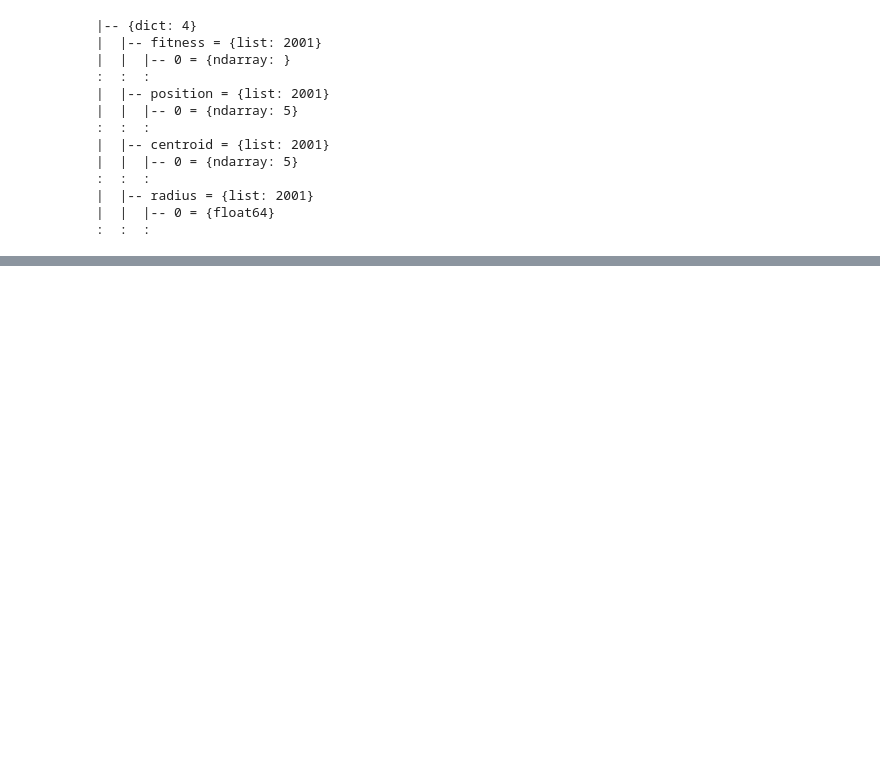
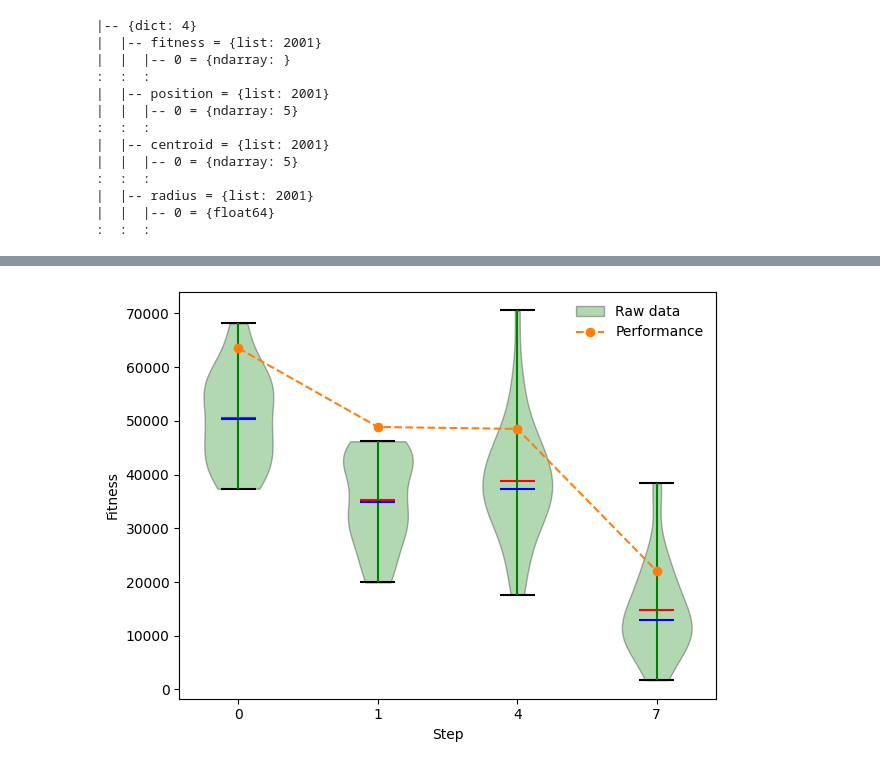
Before and after one commit to jcrvz/customhys, a Jupyter notebook: examples/tutorial_in_spanish.ipynb, the cells around one changed output, grey strips where cells are left out. Cells and saved outputs as stored; diff of their text form; code cells hidden in the pictures; blank space fills up the shorter version.

```diff
--- a/examples/tutorial_in_spanish.ipynb
+++ b/examples/tutorial_in_spanish.ipynb
@@ -640,0 +683,13 @@ plt.show()
+# %%
+full_data = tl.read_json("./data_files/raw/CEC-F4-20D-Exp1.json")
+# %%
+num_steps = len(full_data)
+# print(full_data['details'])
+# historical_fitness = [[x[['fitness']][-1] for x in historical] for historical in full_data['details']]
+historical_fitness = [x['details']['fitness'] for x in full_data]
+performances = [x['performance'] for x in full_data]
+steps = [x['step'] for x in full_data]
+
+vis.show_performance_overview(steps, historical_fitness, performances)
+# %% [output]
+[figure, added]
```
Also changed, not shown: parts of 23 cells of this notebook, 1 other file.
